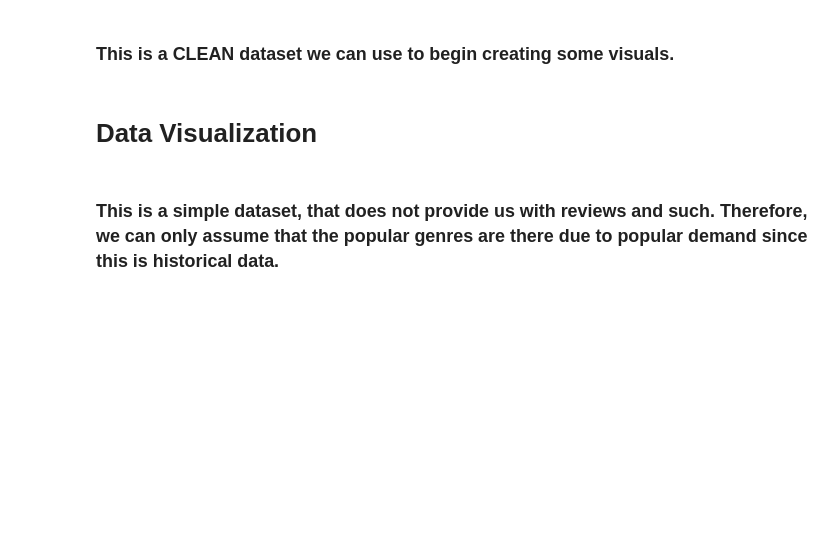
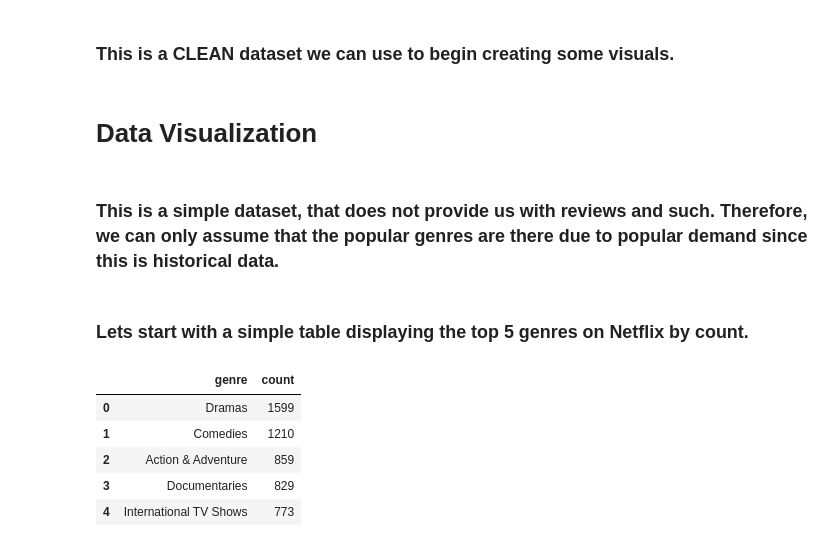
Before and after one commit to 17aabbas/Netflix-EDA, a Jupyter notebook: Netflix_eda.ipynb, the cells around one changed output. Drawn from its saved outputs; the diff is of its cells as text; code cells hidden in the pictures; blank space fills up the shorter version.

```diff
--- a/Netflix_eda.ipynb
+++ b/Netflix_eda.ipynb
@@ -187,3 +187,16 @@ data.head()
 # Data Visualization
 # %% [markdown]
 ### This is a simple dataset, that does not provide us with reviews and such. Therefore, we can only assume that the popular genres are there due to popular demand since this is historical data.
+# %% [markdown]
+### Lets start with a simple table displaying the top 5 genres on Netflix by count.
+# %%
+genre = data['genre'].value_counts().head(5)
+genre_data = genre.reset_index()
+genre_data
+# %% [output]
+|  | genre | count |
+| 0 | Dramas | 1599 |
+| 1 | Comedies | 1210 |
+| 2 | Action & Adventure | 859 |
+| 3 | Documentaries | 829 |
+| 4 | International TV Shows | 773 |
```
Also changed, not shown: parts of 4 cells of this notebook.
